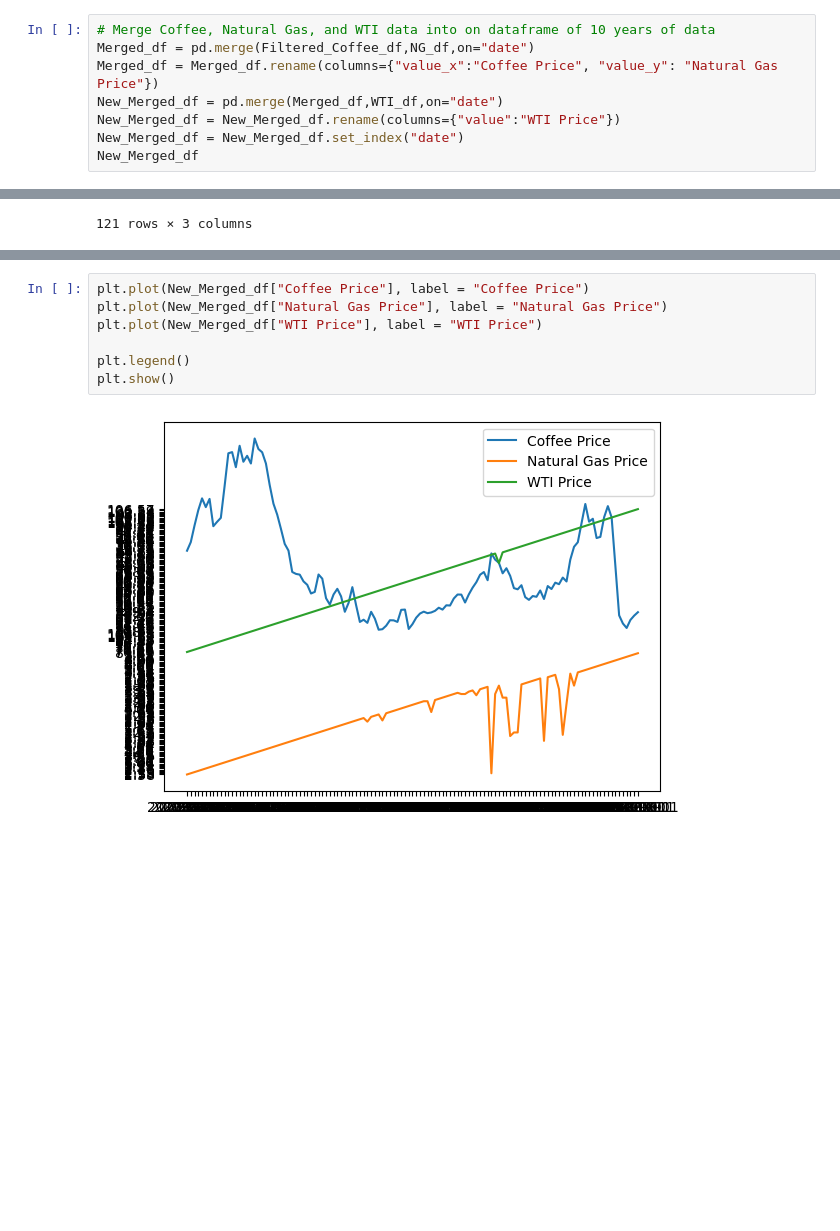
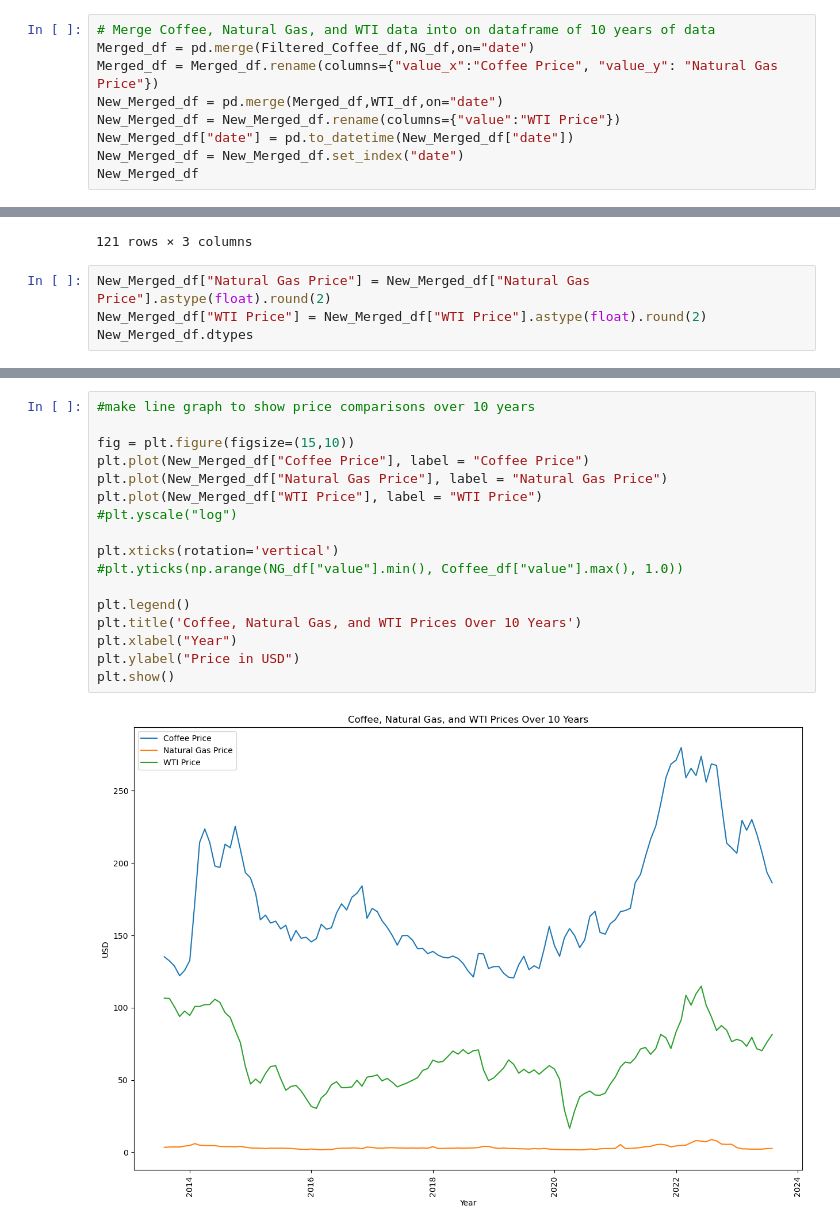
Before and after one commit to JoeBrueneman/Commodity_Trading_Analysis, a Jupyter notebook: Joe/Commodity Prices.ipynb, the cells around one changed output, grey strips where cells are left out. Saved outputs shown, nothing was run; the diff lists cells and outputs as text; blank space fills up the shorter version.

Commit message:
Resolved line graph issue with Gas/Coffee

```diff
--- a/Joe/Commodity Prices.ipynb
+++ b/Joe/Commodity Prices.ipynb
@@ -43,6 +43,7 @@ Merged_df = pd.merge(Filtered_Coffee_df,NG_df,on="date")
 Merged_df = Merged_df.rename(columns={"value_x":"Coffee Price", "value_y": "Natural Gas Price"})
 New_Merged_df = pd.merge(Merged_df,WTI_df,on="date")
 New_Merged_df = New_Merged_df.rename(columns={"value":"WTI Price"})
+New_Merged_df["date"] = pd.to_datetime(New_Merged_df["date"])
 New_Merged_df = New_Merged_df.set_index("date")
 New_Merged_df
 # %% [output]
@@ -60,3 +61,7 @@ New_Merged_df
 | 2013-09-01 | 132.28 | 3.62 | 106.29 |
 | 2013-08-01 | 135.15 | 3.43 | 106.57 |
 121 rows × 3 columns
+# %%
+New_Merged_df["Natural Gas Price"] = New_Merged_df["Natural Gas Price"].astype(float).round(2)
+New_Merged_df["WTI Price"] = New_Merged_df["WTI Price"].astype(float).round(2)
+New_Merged_df.dtypes
@@ -63,9 +73,19 @@ New_Merged_df
 # %%
+#make line graph to show price comparisons over 10 years
+
+fig = plt.figure(figsize=(15,10))
 plt.plot(New_Merged_df["Coffee Price"], label = "Coffee Price")
 plt.plot(New_Merged_df["Natural Gas Price"], label = "Natural Gas Price")
 plt.plot(New_Merged_df["WTI Price"], label = "WTI Price")
+#plt.yscale("log")
+
+plt.xticks(rotation='vertical')
+#plt.yticks(np.arange(NG_df["value"].min(), Coffee_df["value"].max(), 1.0))
 
 plt.legend()
+plt.title('Coffee, Natural Gas, and WTI Prices Over 10 Years')
+plt.xlabel("Year")
+plt.ylabel("Price in USD")
 plt.show()
 # %% [output]
-[figure, old version]
+[figure, new version]
```
Also changed, not shown: parts of 3 cells of this notebook.
